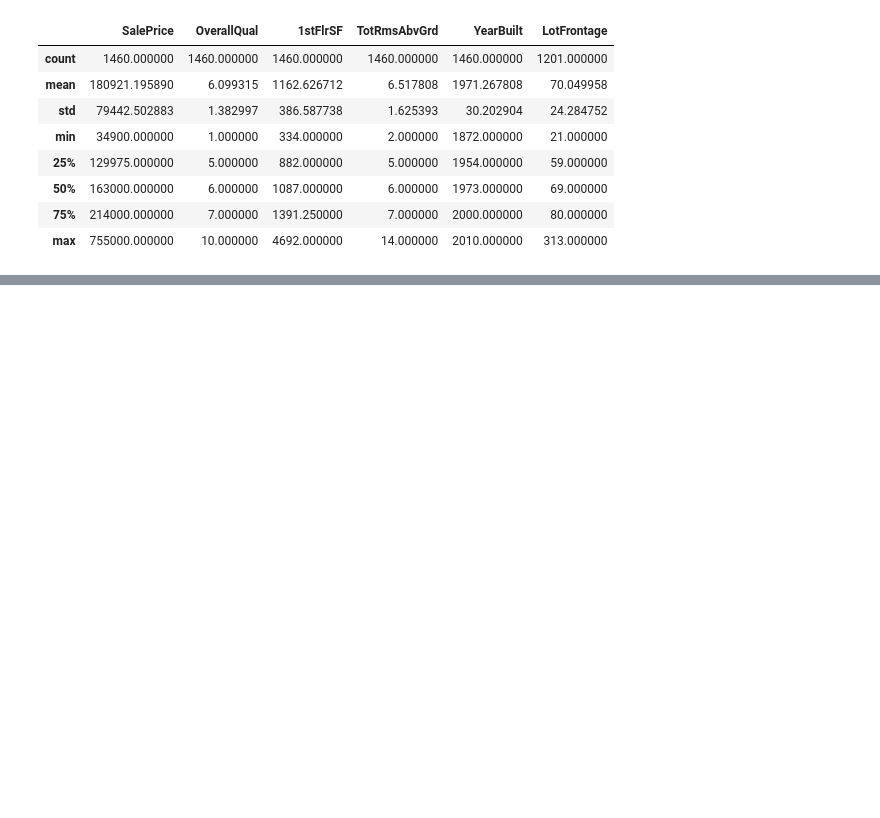
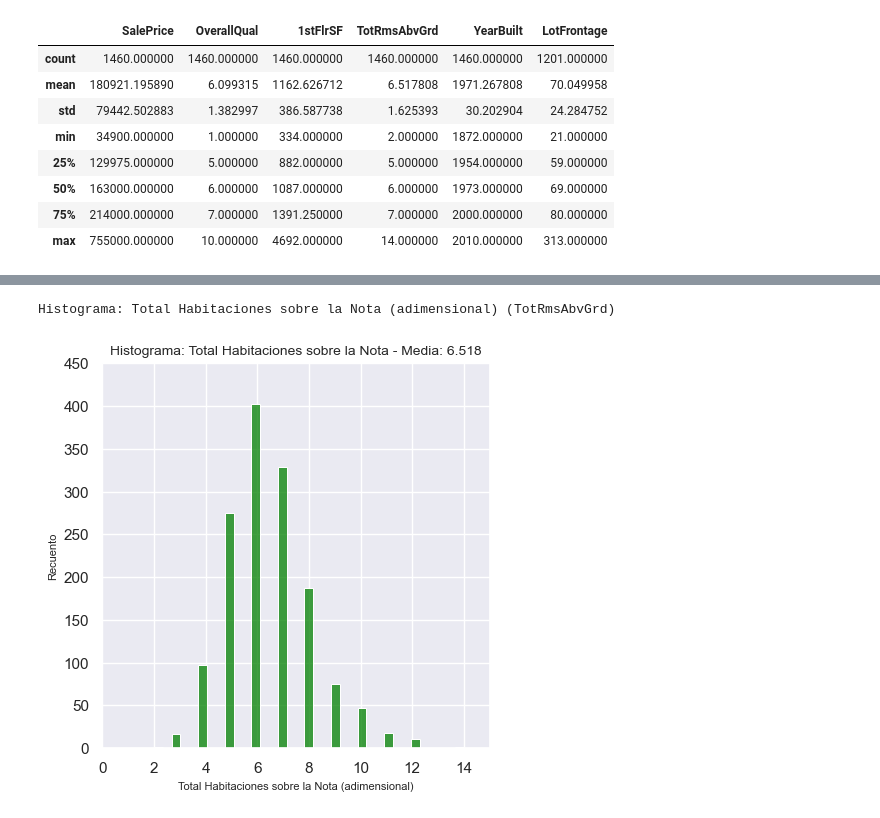
Before and after one commit to sergiocds/cdpython_proyecto1, a Jupyter notebook: proyecto1.ipynb, the cells around one changed output, grey strips where cells are left out. Saved outputs shown, nothing was run; the diff lists cells and outputs as text; code cells hidden in the pictures; blank space fills up the shorter version.

```diff
--- a/proyecto1.ipynb
+++ b/proyecto1.ipynb
@@ -333,0 +459,21 @@ dataset_fix=np.where(np.isnan(dataset),median_dataset[5],dataset)
+# %%
+# Histograma de variable TotRmsAbvGrd, Total Habitaciones sobre la Nota
+
+# Definiendo estilo y tamaño del gráfico
+sns.set_theme(style="darkgrid")
+sns.set(rc = {'figure.figsize':(5,5)})
+
+# Definiendo gráfico
+sns.histplot(dataset_pd_fix['TotRmsAbvGrd'],color='green')
+
+# Definiendo atributos del gráfico
+titulo='Histograma: Total Habitaciones sobre la Nota - Media: '+str(round((stats.loc['TotRmsAbvGrd']['Media'].item()),3))
+plt.title(titulo,fontsize=10)
+plt.xlabel('Total Habitaciones sobre la Nota (adimensional)',fontsize=8)
+plt.ylabel('Recuento', fontsize=8)
+plt.xlim(0,15)
+plt.ylim(0,450)
+print('Histograma: Total Habitaciones sobre la Nota (adimensional) (TotRmsAbvGrd)')
+# %% [output]
+Histograma: Total Habitaciones sobre la Nota (adimensional) (TotRmsAbvGrd)
+[figure, added]
```
Also changed, not shown: parts of 21 cells of this notebook.
